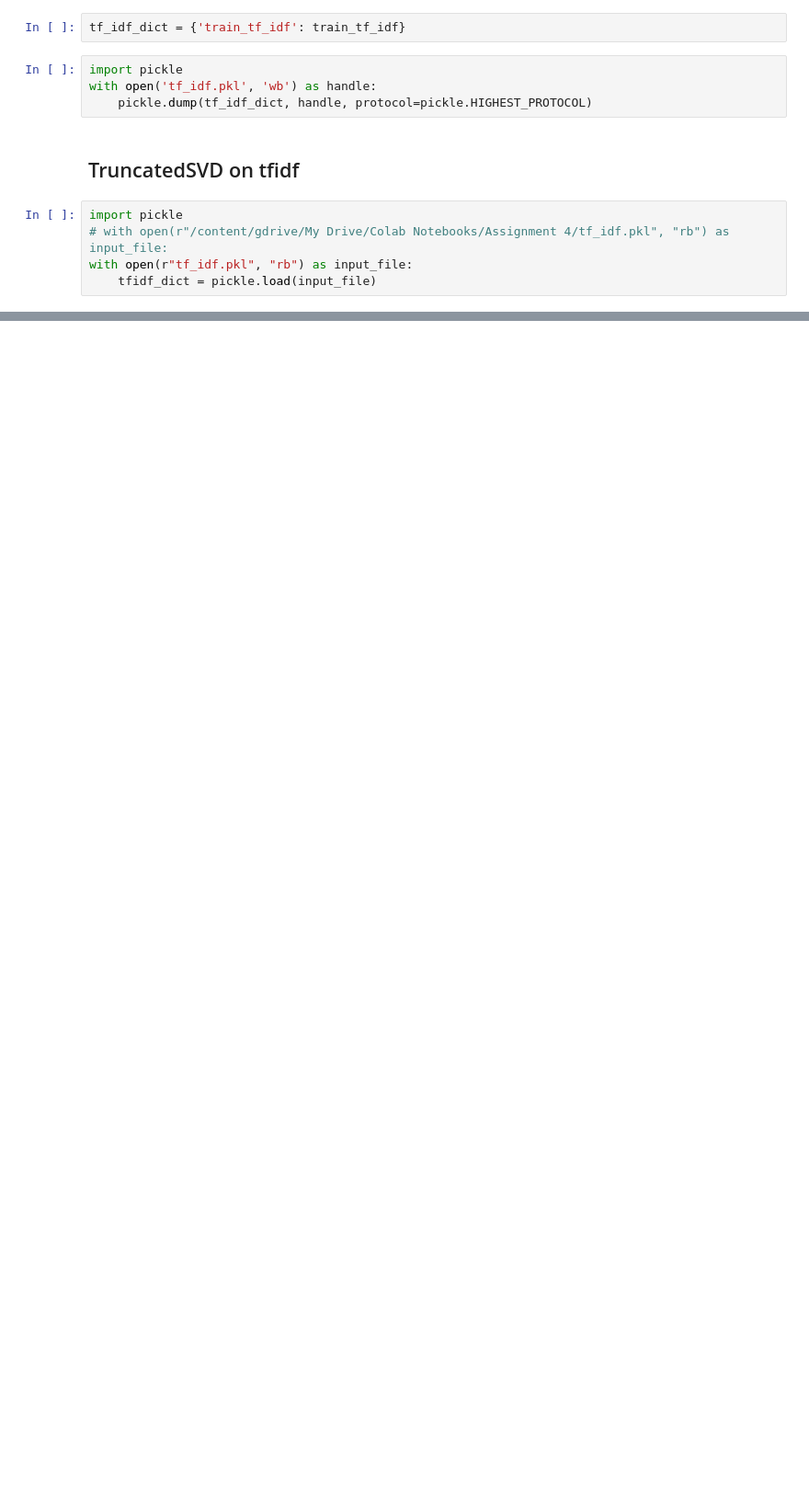
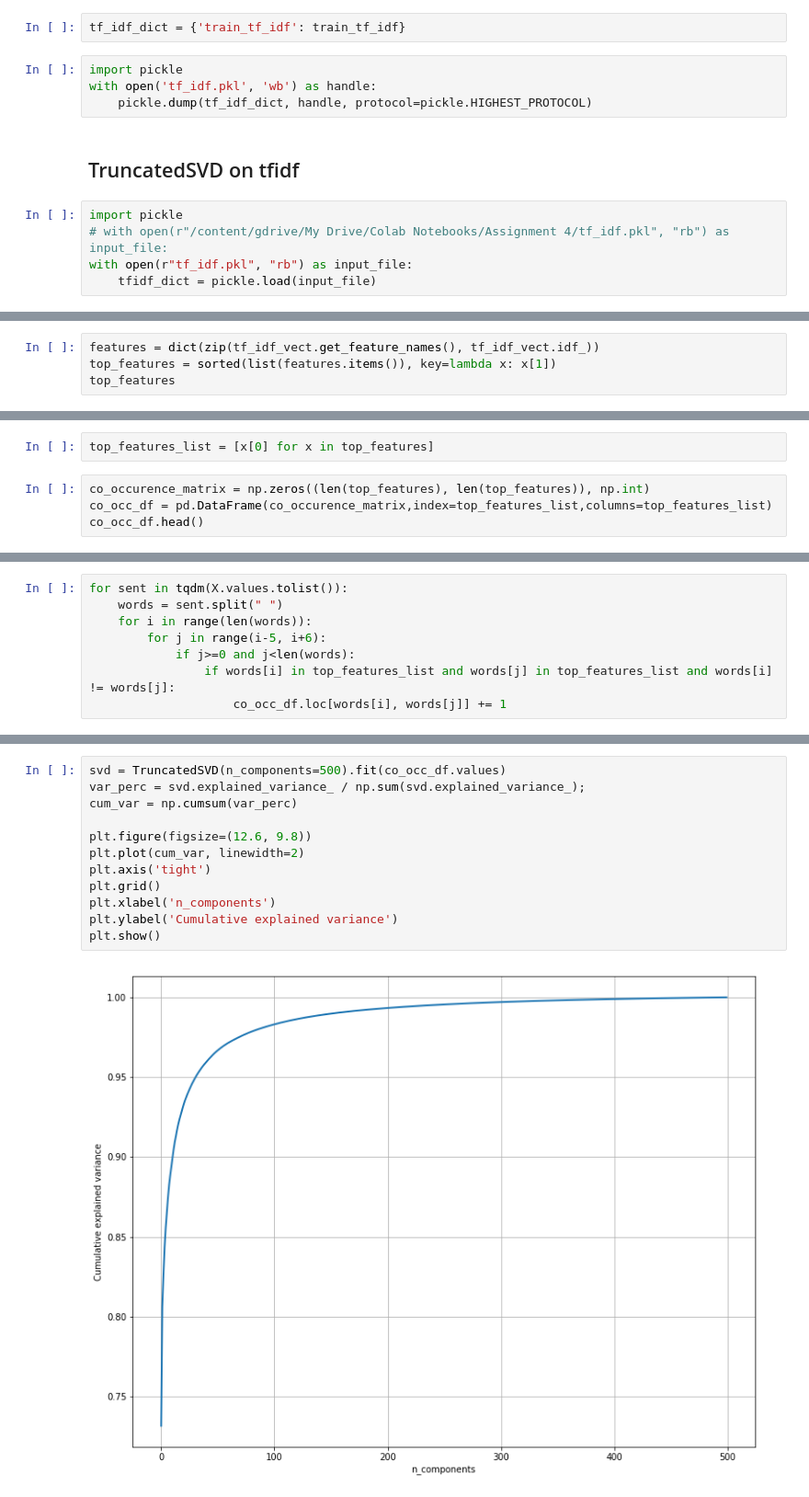
Before and after one commit to rajendrac3/Machine-Learning, a Jupyter notebook: Apply Truncated SVD on Amazon reviews data set/Apply Truncated SVD on Amazon reviews data set.ipynb, the cells around one changed output, grey strips where cells are left out. Shown: that part at 92% size. Cells and saved outputs as stored; diff of their text form; blank space fills up the shorter version.

```diff
--- a/Apply Truncated SVD on Amazon reviews data set/Apply Truncated SVD on Amazon reviews data set.ipynb
+++ b/Apply Truncated SVD on Amazon reviews data set/Apply Truncated SVD on Amazon reviews data set.ipynb
@@ -687,0 +430,4 @@ cluster 7 represents tea related information eg. tea, green, tasty<br/>
+# %%
+features = dict(zip(tf_idf_vect.get_feature_names(), tf_idf_vect.idf_))
+top_features = sorted(list(features.items()), key=lambda x: x[1])
+top_features
@@ -687,0 +452,6 @@ cluster 7 represents tea related information eg. tea, green, tasty<br/>
+# %%
+top_features_list = [x[0] for x in top_features]
+# %%
+co_occurence_matrix = np.zeros((len(top_features), len(top_features)), np.int)
+co_occ_df = pd.DataFrame(co_occurence_matrix,index=top_features_list,columns=top_features_list)
+co_occ_df.head()
@@ -687,0 +466,8 @@ cluster 7 represents tea related information eg. tea, green, tasty<br/>
+# %%
+for sent in tqdm(X.values.tolist()):
+    words = sent.split(" ")
+    for i in range(len(words)):
+        for j in range(i-5, i+6):
+            if j>=0 and j<len(words):
+                if words[i] in top_features_list and words[j] in top_features_list and words[i] != words[j]:
+                    co_occ_df.loc[words[i], words[j]] += 1
@@ -687,0 +495,14 @@ cluster 7 represents tea related information eg. tea, green, tasty<br/>
+# %%
+svd = TruncatedSVD(n_components=500).fit(co_occ_df.values)
+var_perc = svd.explained_variance_ / np.sum(svd.explained_variance_);
+cum_var = np.cumsum(var_perc)
+
+plt.figure(figsize=(12.6, 9.8))
+plt.plot(cum_var, linewidth=2)
+plt.axis('tight')
+plt.grid()
+plt.xlabel('n_components')
+plt.ylabel('Cumulative explained variance')
+plt.show()
+# %% [output]
+[figure, added]
```
Also changed, not shown: parts of 62 cells of this notebook, 3 other files.
